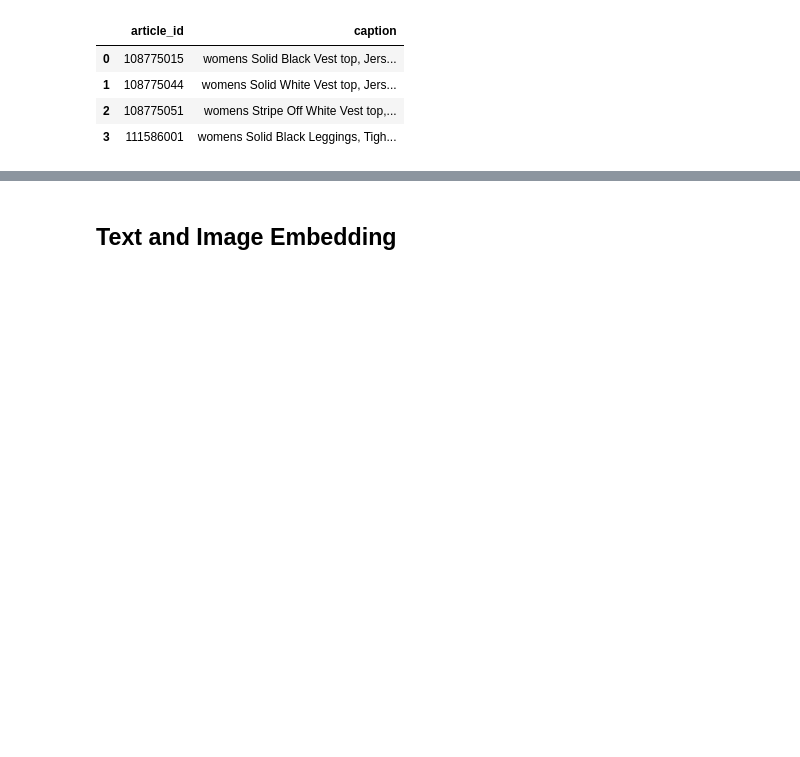
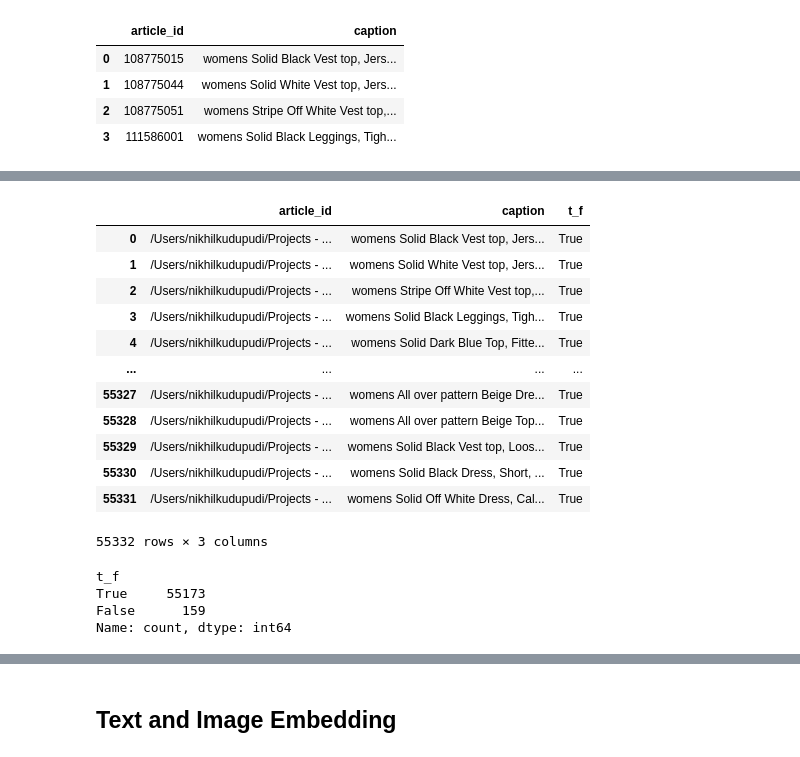
Before and after one commit to NikhilK-crypto/SmartStyleHub, a Jupyter notebook: CLIP_finetuning_nikhil.ipynb, the cells around one changed output, grey strips where cells are left out. Cells and saved outputs as stored; diff of their text form; code cells hidden in the pictures; blank space fills up the shorter version.

```diff
--- a/CLIP_finetuning_nikhil.ipynb
+++ b/CLIP_finetuning_nikhil.ipynb
@@ -29,8 +30,8 @@ Index(['article_id', 'prod_name', 'product_type_name', 'product_group_name',
 # %%
 # del(df)
 # %%
-df_sample = df.iloc[:,[0,-1]]
-df_sample.head(4)
+df = df.iloc[:,[0,-1]].copy()
+df.head(4)
 # %% [output]
 |  | article_id | caption |
 | 0 | 108775015 | womens Solid Black Vest top, Jers... |
@@ -38,5 +39,5 @@ df_sample.head(4)
 | 2 | 108775051 | womens Stripe Off White Vest top,... |
 | 3 | 111586001 | womens Solid Black Leggings, Tigh... |
 # %%
-df_sample['article_id'] = df_sample['article_id'].astype(str)
-df_sample['article_id']=["0"+x for x in df_sample['article_id']]
+df['article_id'] = df['article_id'].astype(str)
+df['article_id']=["0"+x for x in df['article_id']]
@@ -53,0 +44,3 @@ See the caveats in the documentation: https://pandas.pydata.org/pandas-docs/stab
+# %%
+df['article_id'] = df['article_id'].apply(lambda x : '/Users/nikhilkudupudi/Projects - School & Work/Capstone/SmartStyleHub/selected_images1/'+ x+'.jpg')
+df.head()
@@ -53,0 +54,24 @@ See the caveats in the documentation: https://pandas.pydata.org/pandas-docs/stab
+# %%
+df['t_f'] = df['article_id'].apply(lambda x: True if os.path.isfile(x) else False)
+df
+# %% [output]
+|  | article_id | caption | t_f |
+| 0 | /Users/nikhilkudupudi/Projects - ... | womens Solid Black Vest top, Jers... | True |
+| 1 | /Users/nikhilkudupudi/Projects - ... | womens Solid White Vest top, Jers... | True |
+| 2 | /Users/nikhilkudupudi/Projects - ... | womens Stripe Off White Vest top,... | True |
+| 3 | /Users/nikhilkudupudi/Projects - ... | womens Solid Black Leggings, Tigh... | True |
+| 4 | /Users/nikhilkudupudi/Projects - ... | womens Solid Dark Blue Top, Fitte... | True |
+| ... | ... | ... | ... |
+| 55327 | /Users/nikhilkudupudi/Projects - ... | womens All over pattern Beige Dre... | True |
+| 55328 | /Users/nikhilkudupudi/Projects - ... | womens All over pattern Beige Top... | True |
+| 55329 | /Users/nikhilkudupudi/Projects - ... | womens Solid Black Vest top, Loos... | True |
+| 55330 | /Users/nikhilkudupudi/Projects - ... | womens Solid Black Dress, Short, ... | True |
+| 55331 | /Users/nikhilkudupudi/Projects - ... | womens Solid Off White Dress, Cal... | True |
+55332 rows × 3 columns
+# %%
+df['t_f'].value_counts()
+# %% [output]
+t_f
+True     55173
+False      159
+Name: count, dtype: int64
```
Also changed, not shown: parts of 17 cells of this notebook.
